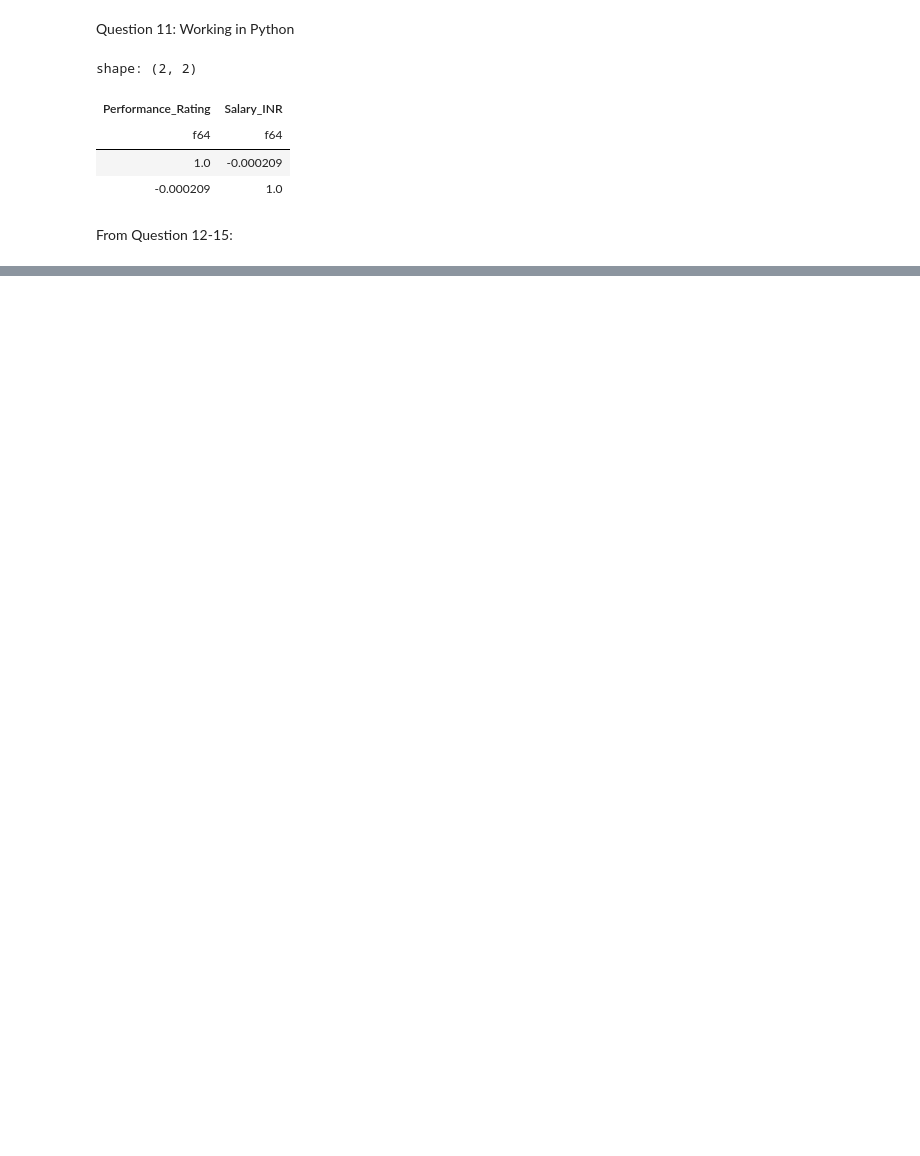
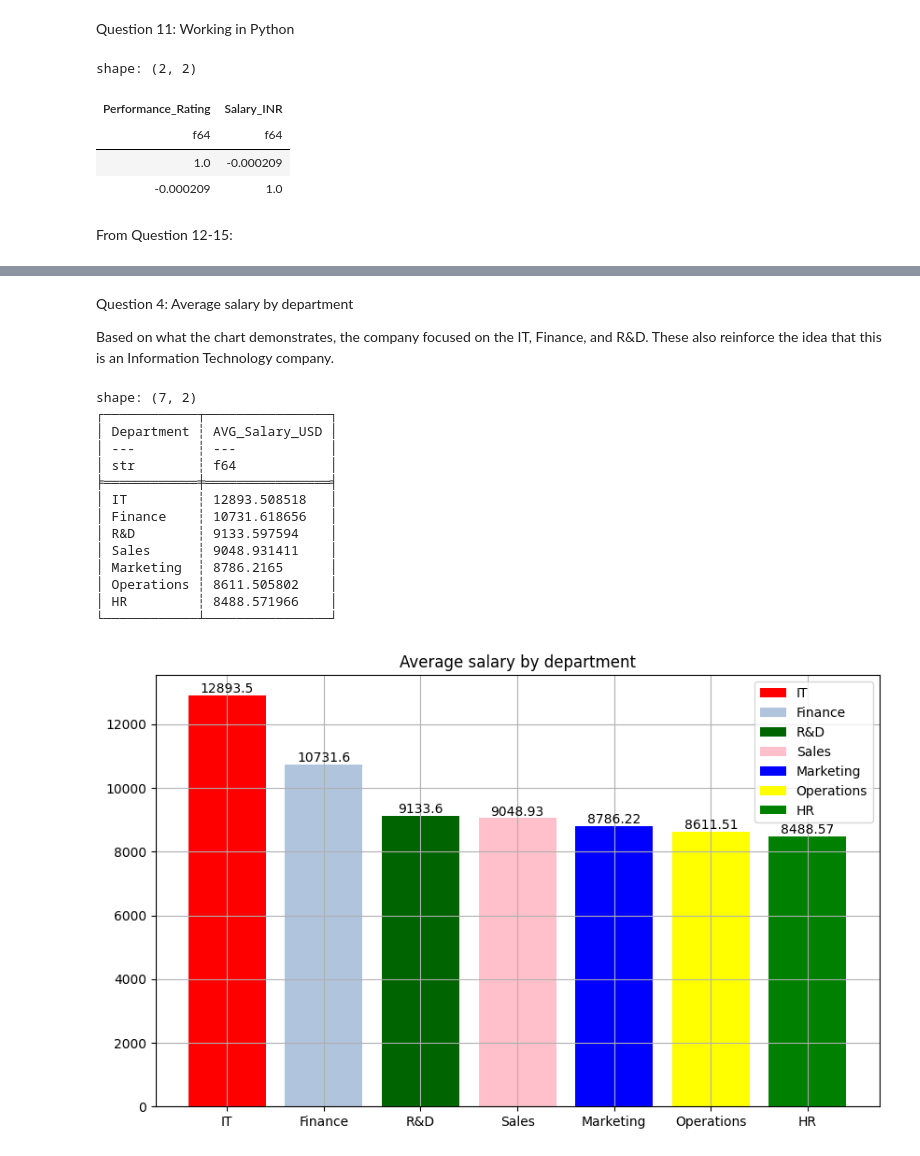
Before and after one commit to LeonTran29/HR-Data_MNC, a Jupyter notebook: Process.ipynb, the cells around one changed output, grey strips where cells are left out. Saved outputs shown, nothing was run; the diff lists cells and outputs as text; code cells hidden in the pictures; blank space fills up the shorter version.

```diff
--- a/Process.ipynb
+++ b/Process.ipynb
@@ -311,0 +401,42 @@ From Question 12-15:
+# %% [markdown]
+Question 4: Average salary by department
+
+Based on what the chart demonstrates, the company focused on the IT, Finance, and R&D. These also reinforce the idea that this is an Information Technology company.
+# %%
+AVE_Salary_Department = df_with_level.group_by('Department').agg(pl.col('Salary_USD').mean().alias('AVG_Salary_USD')).sort('AVG_Salary_USD',descending = True)
+print(AVE_Salary_Department)
+
+color_map = {
+    'IT': 'red',
+    'HR': 'green',
+    'Marketing': 'blue',
+    'Sales': 'pink',
+    'Operations': 'yellow',
+    'Finance': 'lightsteelblue',
+    'R&D': 'darkgreen'
+}
+custom_colors = [color_map.get(dept, 'gray') for dept in AVE_Salary_Department['Department']]
+
+fig,ax = plt.subplots(figsize=(10,6))
+bar = ax.bar(AVE_Salary_Department['Department'],AVE_Salary_Department['AVG_Salary_USD'],label = AVE_Salary_Department['Department'],color = custom_colors)
+ax.bar_label(bar)
+ax.set_title('Average salary by department')
+plt.legend(loc='upper right')
+plt.grid()
+plt.show()
+# %% [output]
+shape: (7, 2)
+┌────────────┬────────────────┐
+│ Department ┆ AVG_Salary_USD │
+│ ---        ┆ ---            │
+│ str        ┆ f64            │
+╞════════════╪════════════════╡
+│ IT         ┆ 12893.508518   │
+│ Finance    ┆ 10731.618656   │
+│ R&D        ┆ 9133.597594    │
+│ Sales      ┆ 9048.931411    │
+│ Marketing  ┆ 8786.2165      │
+│ Operations ┆ 8611.505802    │
+│ HR         ┆ 8488.571966    │
+└────────────┴────────────────┘
+[figure, added]
```
Also changed, not shown: parts of 13 cells of this notebook.
